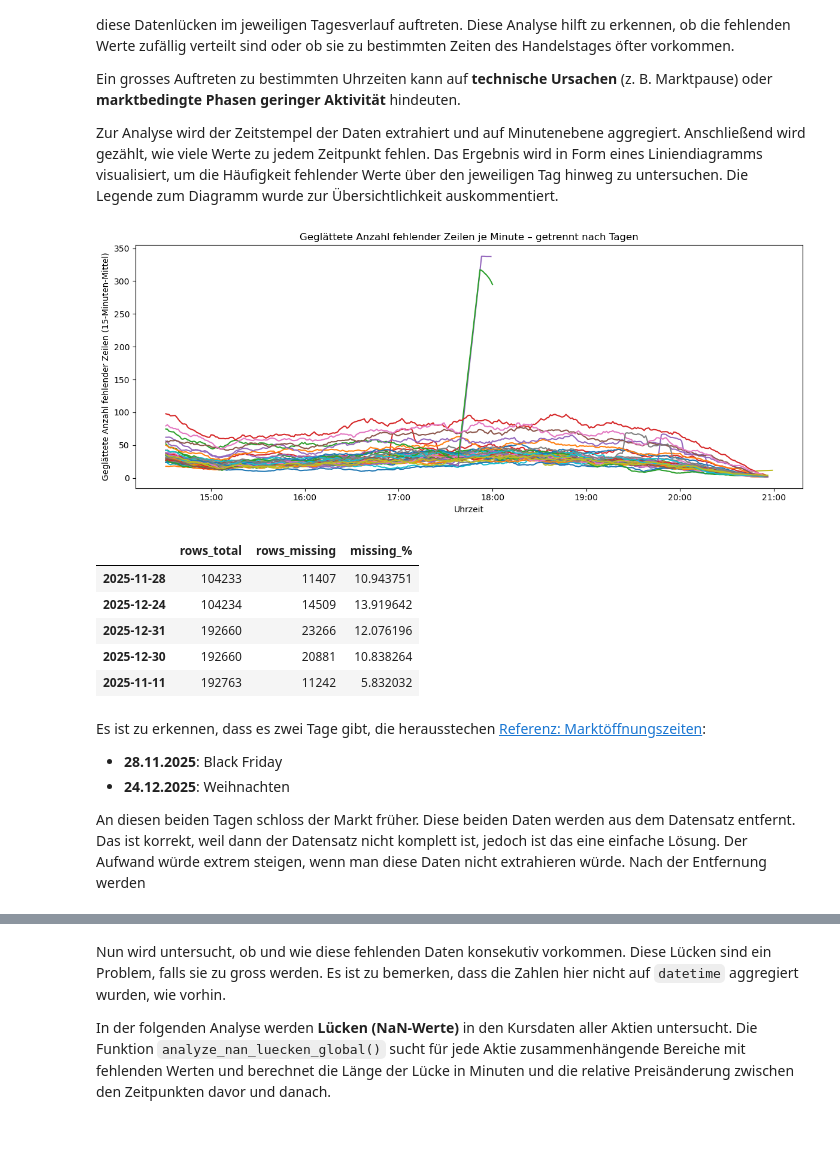
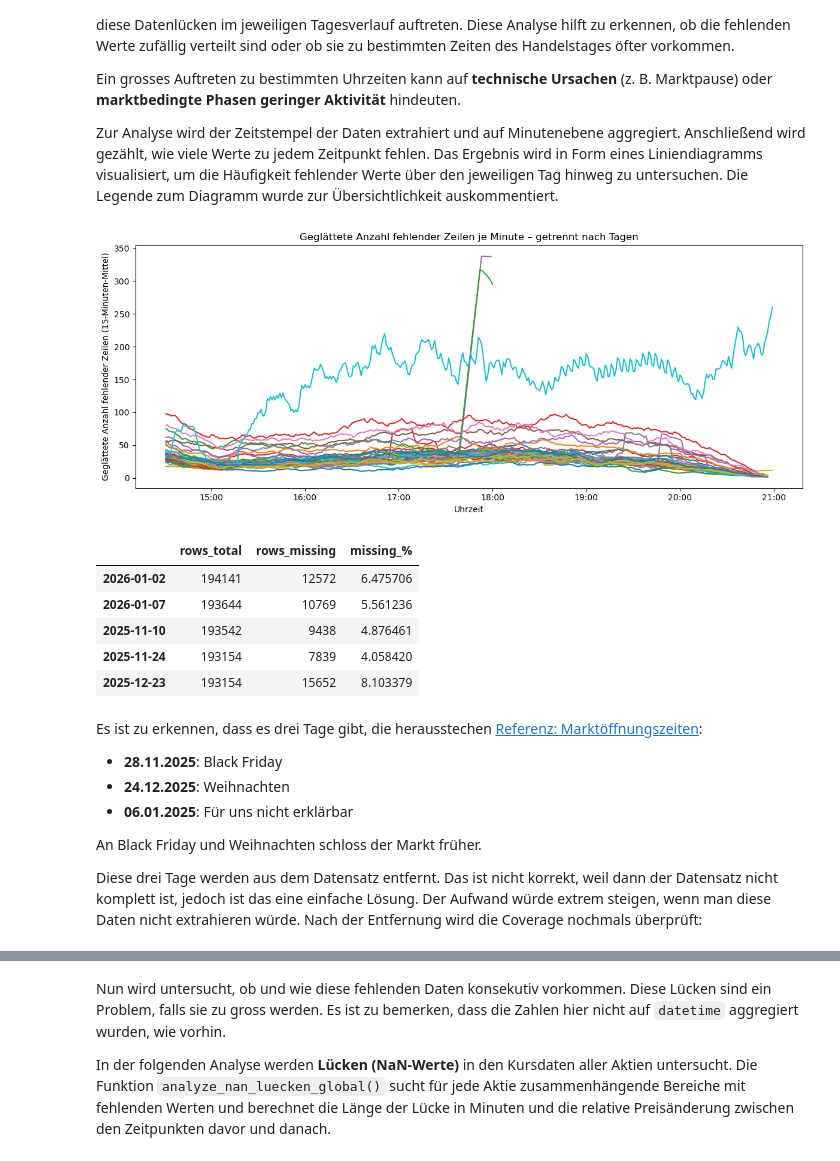
Before and after one commit to RyanMikus/pairs_trading_ml_hs25, a Jupyter notebook: 03_Preprocessing.ipynb, the cells around one changed output, grey strips where cells are left out. Drawn from its saved outputs; the diff is of its cells as text; code cells hidden in the pictures; blank space fills up the shorter version.

Commit message:
Daten gesammelt vom 06.01.2025 und vom 07.01.2025

```diff
--- a/03_Preprocessing.ipynb
+++ b/03_Preprocessing.ipynb
@@ -113,26 +113,29 @@ Zur Analyse wird der Zeitstempel der Daten extrahiert und auf Minutenebene aggre
 # %%
 # Zelle 6: Missing Coverage pro Tag
 coverage = pp.analyze_missing_coverage(
     df,
     smoothing_window=15,
     show_plot=True,
     print_table=False
 )
-coverage.sort_values("rows_total").head(5)
+coverage.sort_values("rows_total", ascending=False).head(5)
 # %% [output]
-[figure, old version]
+[figure, new version]
 |  | rows_total | rows_missing | missing_% |
-| 2025-11-28 | 104233 | 11407 | 10.943751 |
-| 2025-12-24 | 104234 | 14509 | 13.919642 |
-| 2025-12-31 | 192660 | 23266 | 12.076196 |
-| 2025-12-30 | 192660 | 20881 | 10.838264 |
-| 2025-11-11 | 192763 | 11242 | 5.832032 |
+| 2026-01-02 | 194141 | 12572 | 6.475706 |
+| 2026-01-07 | 193644 | 10769 | 5.561236 |
+| 2025-11-10 | 193542 | 9438 | 4.876461 |
+| 2025-11-24 | 193154 | 7839 | 4.058420 |
+| 2025-12-23 | 193154 | 15652 | 8.103379 |
 # %% [markdown]
-Es ist zu erkennen, dass es zwei Tage gibt, die herausstechen [Referenz: Marktöffnungszeiten](https://www.nasdaqtrader.com/trader.aspx?id=calendar):
+Es ist zu erkennen, dass es drei Tage gibt, die herausstechen [Referenz: Marktöffnungszeiten](https://www.nasdaqtrader.com/trader.aspx?id=calendar):
  - **28.11.2025**: Black Friday
  - **24.12.2025**: Weihnachten
+ - **06.01.2025**: Für uns nicht erklärbar
 
-An diesen beiden Tagen schloss der Markt früher. Diese beiden Daten werden aus dem Datensatz entfernt. Das ist korrekt, weil dann der Datensatz nicht komplett ist, jedoch ist das eine einfache Lösung. Der Aufwand würde extrem steigen, wenn man diese Daten nicht extrahieren würde. Nach der Entfernung werden
+An Black Friday und Weihnachten schloss der Markt früher.
+
+ Diese drei Tage werden aus dem Datensatz entfernt. Das ist nicht korrekt, weil dann der Datensatz nicht komplett ist, jedoch ist das eine einfache Lösung. Der Aufwand würde extrem steigen, wenn man diese Daten nicht extrahieren würde. Nach der Entfernung wird die Coverage nochmals überprüft:
 # %%
 # Zelle 7: Coverage nach Early-Close-Filter erneut prüfen
 # Early-close Tage manuell entfernen
```
Also changed, not shown: parts of 20 cells of this notebook, 1 other file.
